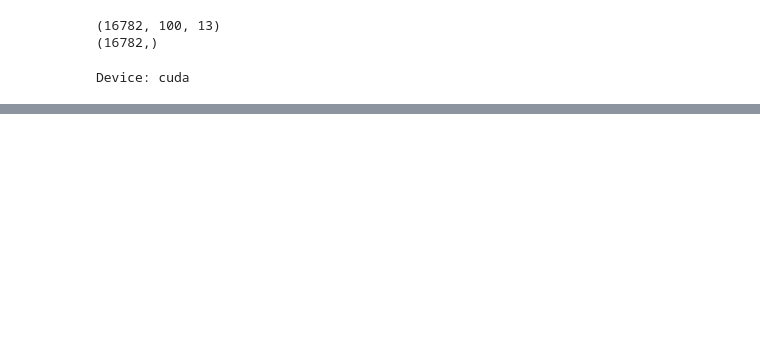
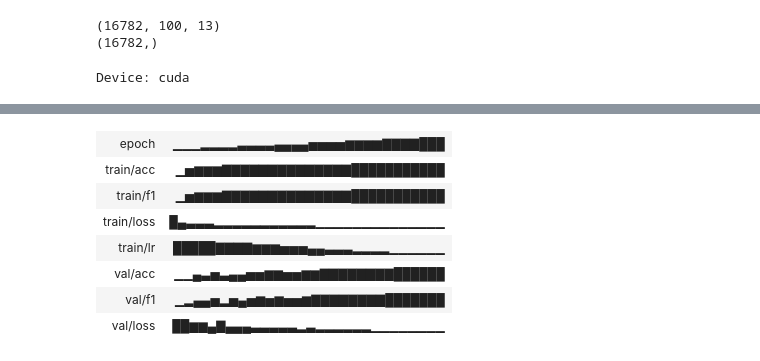
Before and after one commit to raphaelschuepbach/Sensor-based-Activity-Recognition, a Jupyter notebook: Model_Notebooks/Deep_Learning.ipynb, the cells around one changed output, grey strips where cells are left out. Cells and saved outputs as stored; diff of their text form; code cells hidden in the pictures; blank space fills up the shorter version.

```diff
--- a/Model_Notebooks/Deep_Learning.ipynb
+++ b/Model_Notebooks/Deep_Learning.ipynb
@@ -48,0 +384,12 @@ True
+# %%
+print("\n" + "="*60)
+print("TOP 3 KONFIGURATIONEN")
+print("="*60)
+for rank, r in enumerate(results[:3], 1):
+    print(f"\n#{rank}  val/f1={r['best_val_f1']:.4f}  acc={r['best_val_acc']:.4f}")
+    print(f"     lr={r['lr']}  batch_size={r['batch_size']}  dropout={r['dropout']}")
+
+# Bestes Modell direkt verfügbar
+best = results[0]
+best_model = best["model"]
+print(f"\nBestes Modell geladen: lr={best['lr']}, bs={best['batch_size']}, do={best['dropout']}")
@@ -48,0 +419,64 @@ True
+# %%
+from sklearn.model_selection import StratifiedKFold
+
+best_config = {
+    "model":       "1D-CNN",
+    "window_size": 100,
+    "step_size":   50,
+    "epochs":      30,
+    "n_features":  13,
+    "n_classes":   len(le.classes_),
+    "lr":          0.001,
+    "batch_size":  64,
+    "dropout":     0.6,
+}
+
+skf = StratifiedKFold(n_splits=5, shuffle=True, random_state=42)
+fold_results = []
+
+for fold, (train_idx, val_idx) in enumerate(skf.split(X_train_t, y_train_t), 1):
+    print(f"\n{'='*40}\nFold {fold}/5\n{'='*40}")
+
+    fold_train_ds = TensorDataset(X_train_t[train_idx], y_train_t[train_idx])
+    fold_val_ds   = TensorDataset(X_train_t[val_idx],   y_train_t[val_idx])
+
+    _, history = train(
+        config   = {**best_config, "fold": fold},
+        train_ds = fold_train_ds,
+        test_ds  = fold_val_ds,
+        device   = device,
+        project  = "CDL1",
+    )
+
+    best_f1  = max(e["f1"]  for e in history["val"])
+    best_acc = max(e["acc"] for e in history["val"])
+    fold_results.append({"fold": fold, "f1": best_f1, "acc": best_acc})
+    print(f"Fold {fold} → F1: {best_f1:.4f} | Acc: {best_acc:.4f}")
+
+print(f"\n{'='*40}\nFinales Modell (alle Trainingsdaten)\n{'='*40}")
+
+final_model, final_history = train(
+    config   = {**best_config, "fold": "final"},
+    train_ds = TensorDataset(X_train_t, y_train_t),
+    test_ds  = TensorDataset(X_test_t,  y_test_t),
+    device   = device,
+    project  = "CDL1",
+)
+
+final_f1  = max(e["f1"]  for e in final_history["val"])
+final_acc = max(e["acc"] for e in final_history["val"])
+
+f1s  = [r["f1"]  for r in fold_results]
+accs = [r["acc"] for r in fold_results]
+
+print("\n" + "="*40)
+print("ERGEBNIS")
+print("="*40)
+for r in fold_results:
+    print(f"  Fold {r['fold']}: F1={r['f1']:.4f} | Acc={r['acc']:.4f}")
+print(f"{'─'*40}")
+print(f"  CV Mean:  F1={np.mean(f1s):.4f} | Acc={np.mean(accs):.4f}")
+print(f"  CV Std:   F1={np.std(f1s):.4f}  | Acc={np.std(accs):.4f}")
+print(f"{'─'*40}")
+print(f"  Final:    F1={final_f1:.4f} | Acc={final_acc:.4f}  ← Testset")
+# %% [output]
@@ -48,0 +494,8 @@ True
+| epoch | ▁▁▁▂▂▂▂▃▃▃▃▄▄▄▄▅▅▅▅▆▆▆▆▇▇▇▇███ |
+| train/acc | ▁▅▆▆▆▇▇▇▇▇▇▇▇▇▇▇▇▇▇███████████ |
+| train/f1 | ▁▅▆▆▆▇▇▇▇▇▇▇▇▇▇▇▇▇▇███████████ |
+| train/loss | █▄▃▃▃▂▂▂▂▂▂▂▂▂▂▂▁▁▁▁▁▁▁▁▁▁▁▁▁▁ |
+| train/lr | █████▇▇▇▇▆▆▆▅▅▅▄▄▃▃▃▂▂▂▂▁▁▁▁▁▁ |
+| val/acc | ▁▁▄▃▅▃▄▄▅▅▆▆▅▅▆▆▇▇▇▇▇▇▇▇██████ |
+| val/f1 | ▁▂▄▄▅▂▅▄▅▆▅▆▅▅▆▇▇▇▇▇▇▇▇███████ |
+| val/loss | ██▆▆▄▇▄▄▄▃▃▃▃▃▂▃▂▂▂▂▂▂▁▁▁▁▁▁▁▁ |
```
Also changed, not shown: parts of 15 cells of this notebook, 4 other files.
